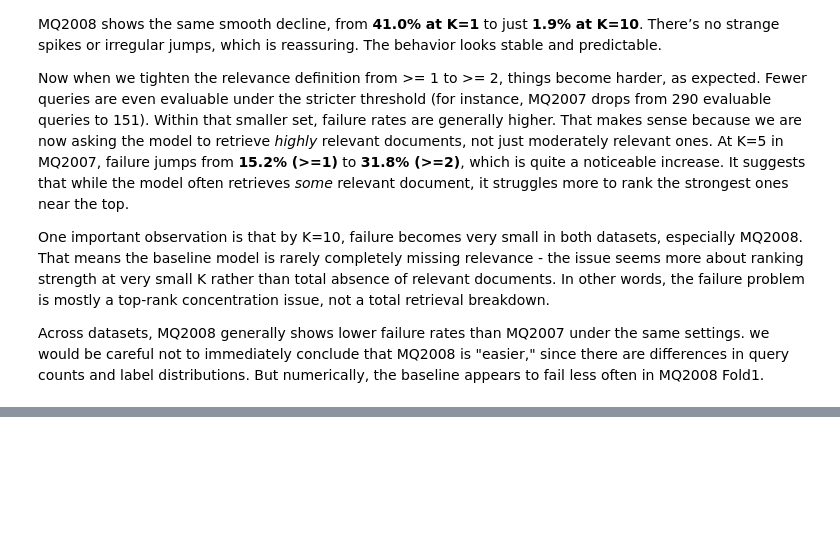
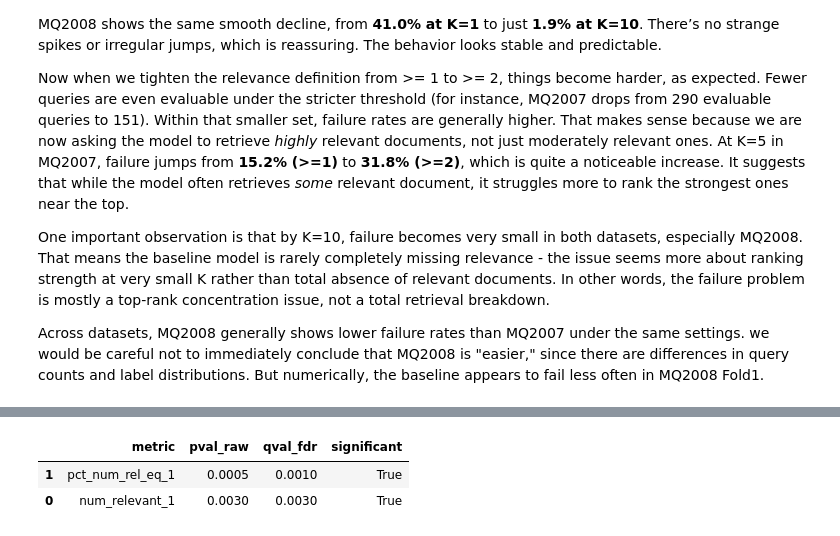
Before and after one commit to KushalMarahatta/Capstone_coding, a Jupyter notebook: notebooks/09_Robustness_and_Generalization_Validation.ipynb, the cells around one changed output, grey strips where cells are left out. Drawn from its saved outputs; the diff is of its cells as text; code cells hidden in the pictures; blank space fills up the shorter version.

Commit message:
Checked for structural replication (using dataset 2008) and used statistical tests

```diff
--- a/notebooks/09_Robustness_and_Generalization_Validation.ipynb
+++ b/notebooks/09_Robustness_and_Generalization_Validation.ipynb
@@ -343,0 +346,90 @@ Across datasets, MQ2008 generally shows lower failure rates than MQ2007 under th
+# %%
+print('\n'+'='*80)
+print('STRUCTURAL REPLICATION (MQ2007 -> MQ2008)')
+print('='*80)
+
+phase8_file=PHASE8_OUTPUT / 'phase8_structural_tests.csv'
+
+if not phase8_file.exists():
+    print('Phase 8 tests not found, skipping')
+    warnings_issued.append('Phase 8 missing -> replication skipped')
+    replication_df=pd.DataFrame()
+else:
+    phase8_tests=pd.read_csv(phase8_file)
+    print('Loaded Phase 8 tests')
+
+    baseline_key_2008=f'{BASELINE_MODEL}_{BASELINE_PIPELINE}_2008'
+    qm_2008=artifacts_2008['query_metrics'][baseline_key_2008]
+
+    persistent_qids=persistent_2008['persistent_qids']
+    evaluable_qids=persistent_2008['evaluable_qids']
+    all_failing_qids=persistent_2008['all_failing_qids']
+    successful_qids=evaluable_qids - all_failing_qids
+
+    check_sample_size('MQ2008 persistent', len(persistent_qids))
+    check_sample_size('MQ2008 successful', len(successful_qids))
+
+    pers_data=qm_2008[qm_2008['qid'].isin(persistent_qids)]
+    succ_data=qm_2008[qm_2008['qid'].isin(successful_qids)]
+
+    replication_tests=[]
+
+    if len(pers_data) > 0 and len(succ_data) > 0:
+        #Test 1: num_relevant_1
+        pers_rel=pers_data['num_relevant_1'].values
+        succ_rel=succ_data['num_relevant_1'].values
+        try:
+            stat, pval=mannwhitneyu(pers_rel, succ_rel, alternative='two-sided')
+        except:
+            stat, pval=0.0, 1.0
+        replication_tests.append({
+            'dataset': '2008',
+            'comparison': 'persistent vs successful',
+            'metric': 'num_relevant_1',
+            'test_type': 'mw',
+            'n_persistent': len(pers_data),
+            'n_successful': len(succ_data),
+            'median_persistent': float(np.median(pers_rel)),
+            'median_successful': float(np.median(succ_rel)),
+            'pval_raw': float(pval)
+        })
+
+        #Test 2: sparse flag
+        pers_sparse=(pers_data['num_relevant_1'] == 1).astype(int)
+        succ_sparse=(succ_data['num_relevant_1'] == 1).astype(int)
+        a_pos=(pers_sparse == 1).sum()
+        a_neg=len(pers_sparse)-a_pos
+        b_pos=(succ_sparse==1).sum()
+        b_neg=len(succ_sparse)-b_pos
+        contingency=[[a_pos, a_neg], [b_pos, b_neg]]
+        if min(a_pos, a_neg, b_pos, b_neg)>=5:
+            _, pval, _, _ = chi2_contingency(contingency)
+            test_type='chi2'
+        else:
+            _, pval=fisher_exact(contingency)
+            test_type='fisher'
+        replication_tests.append({
+            'dataset': '2008',
+            'comparison': 'persistent vs successful',
+            'metric': 'pct_num_rel_eq_1',
+            'test_type': test_type,
+            'n_persistent': len(pers_data),
+            'n_successful': len(succ_data),
+            'median_persistent': float(a_pos / len(pers_sparse)),
+            'median_successful': float(b_pos / len(succ_sparse)),
+            'pval_raw': float(pval)
+        })
+
+    if len(replication_tests)>0:
+        replication_df=pd.DataFrame(replication_tests)
+        replication_df['qval_fdr']=bh_fdr(replication_df['pval_raw'].values)
+        replication_df['significant']=replication_df['qval_fdr'] < FDR_ALPHA
+        replication_df=replication_df.sort_values('pval_raw')
+        print('\nMQ2008 Replication:')
+        display(replication_df[['metric', 'pval_raw', 'qval_fdr', 'significant']])
+        replication_df.to_csv(PHASE9_OUTPUT / 'phase9_structural_replication.csv', index=False)
+        print('\nSaved: phase9_structural_replication.csv')
+    else:
+        print('Insufficient data')
+        replication_df=pd.DataFrame()
+# %% [output]
@@ -343,0 +443,3 @@ Across datasets, MQ2008 generally shows lower failure rates than MQ2007 under th
+|  | metric | pval_raw | qval_fdr | significant |
+| 1 | pct_num_rel_eq_1 | 0.0005 | 0.0010 | True |
+| 0 | num_relevant_1 | 0.0030 | 0.0030 | True |
```
Also changed, not shown: parts of 3 cells of this notebook.
